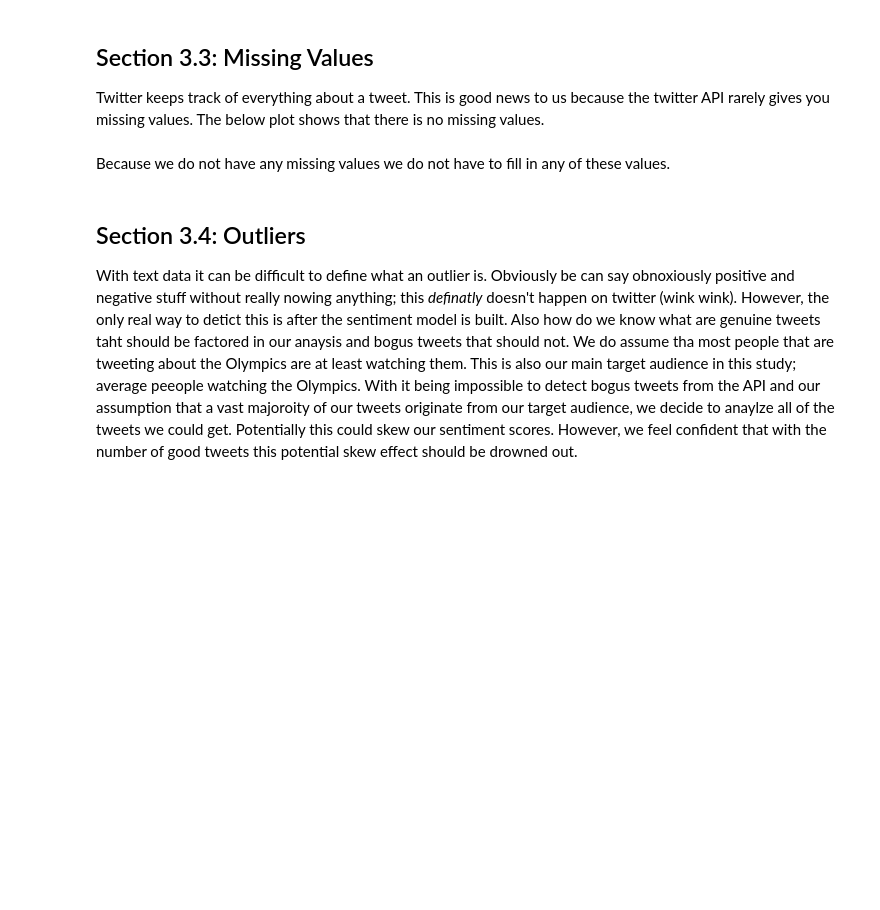
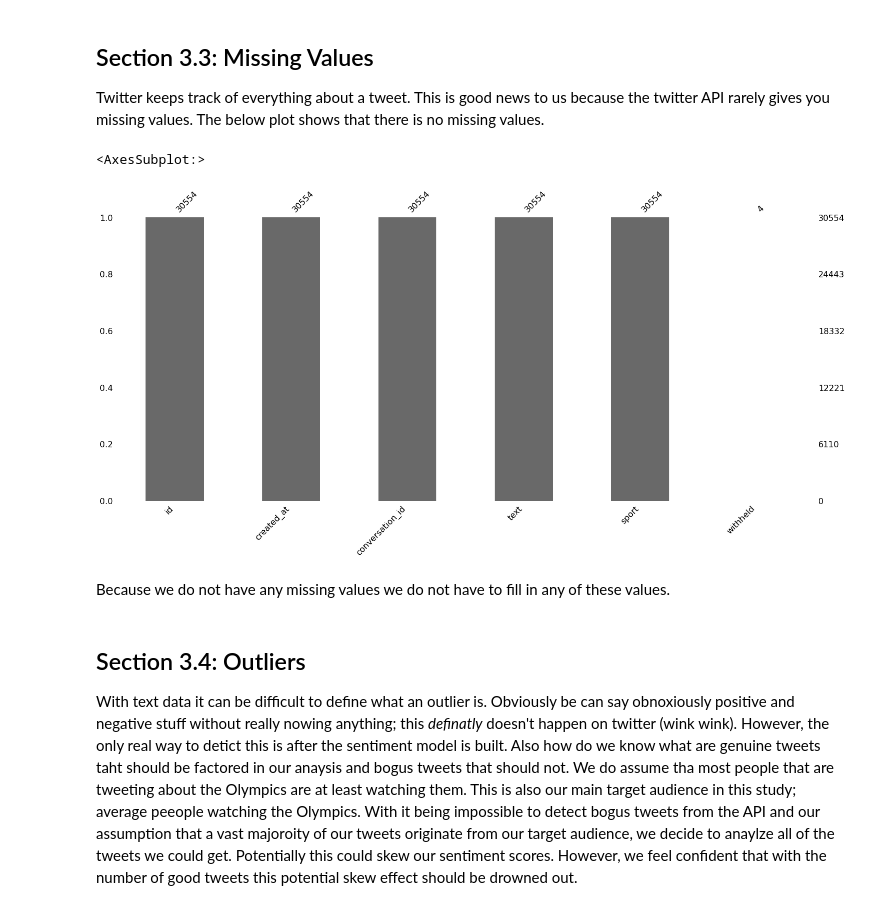
Before and after one commit to cvorsanger/COMP-4447-Final-Project, a Jupyter notebook: notebooks/Cleaning.ipynb, the cells around one changed output. Drawn from its saved outputs; the diff is of its cells as text; code cells hidden in the pictures; blank space fills up the shorter version.

Commit message:
Report Cleaning Update

```diff
--- a/notebooks/Cleaning.ipynb
+++ b/notebooks/Cleaning.ipynb
@@ -11,9 +11,10 @@ So, now we have tweets regarding the olympic sports of basketball, biking, divin
 # %%
 import pandas as pd
 olympic_df = pd.DataFrame(columns=['id', 'created_at', 'conversation_id', 'text'])
-for s in queries.keys():
-	print(f'Deserializing {s}')
-	df = pd.DataFrame(pd.read_pickle('./data/' + s + '-tweets.pkl'))
+sports = ['basketball', 'biking', 'diving','gymnastics','skateboard','surfing','track','volleyball']
+for s in sports:
+	# print(f'Deserializing {s}')
+	df = pd.DataFrame(pd.read_pickle('../data/' + s + '-tweets.pkl'))
 	df['sport'] = s
 	olympic_df = olympic_df.append(df, ignore_index=True)
 # %% [markdown]
@@ -26,0 +30,22 @@ As with all NLP data there is alot of cleaning that can be done. For this projec
+# %%
+import re
+def clean_tweet_text(text):
+	"""Cleanses a tweet text of user mentions, links, hashtags, special characters, and emojis."""
+
+	# Define any custom replacement pattern and join into an aggregated pattern
+	replacements = [
+		r'(@[\w]+)',
+		r'http[s]?://(?:[a-zA-Z]|[0-9]|[$-_@.&+]|[!*\(\),]|(?:%[0-9a-fA-F][0-9a-fA-F]))+',
+		r'(#\w+)',
+		r'[\$&+,:;=?@#|\'<>.^*()%!-/]',
+		r'\n',
+		r'[0-9]+'
+	]
+	aggregate_pattern = r'|'.join(replacements)
+	clean_text = re.sub(aggregate_pattern, '', text) # make regex substitutions in one pass
+
+	# Return the unicode-stripped text in lowercase
+	return clean_text.encode(encoding='ascii', errors='ignore').decode('ascii').lower()
+
+# Make replacements
+olympic_df['clean_text'] = olympic_df.text.apply(lambda row : clean_tweet_text(row))
@@ -27,3 +68,13 @@ As with all NLP data there is alot of cleaning that can be done. For this projec
+# %%
+from nltk.corpus import stopwords
+stops = stopwords.words('english')
+stop_removal=lambda x: ' '.join([word for word in x.split() if word not in stops])
+olympic_df['clean_no_stops'] = olympic_df.clean_text.apply(stop_removal)
+# %%
+from nltk.stem import WordNetLemmatizer
+wn_lemmatizer = WordNetLemmatizer()
+olympic_df['lemma_text'] = olympic_df.clean_no_stops.apply(lambda text: [ wn_lemmatizer.lemmatize(word, pos='v') for word in text ])
+olympic_df.sample(5)
 # %% [markdown]
 ## Section 3.2: Type Conversion <a class="anchor" id="type"></a>
 
@@ -42,7 +101,10 @@ olympic_df.dtypes()
 Twitter keeps track of everything about a tweet. This is good news to us because the twitter API rarely gives you missing values. The below plot shows that there is no missing values.
 # %%
 import missingno as msno
-msno(olympic_df)
+msno.bar(olympic_df)
+# %% [output]
+<AxesSubplot:>
+[figure, added]
 # %% [markdown]
 Because we do not have any missing values we do not have to fill in any of these values.
 # %% [markdown]
```
Also changed, not shown: parts of 7 cells of this notebook, 4 other files.
